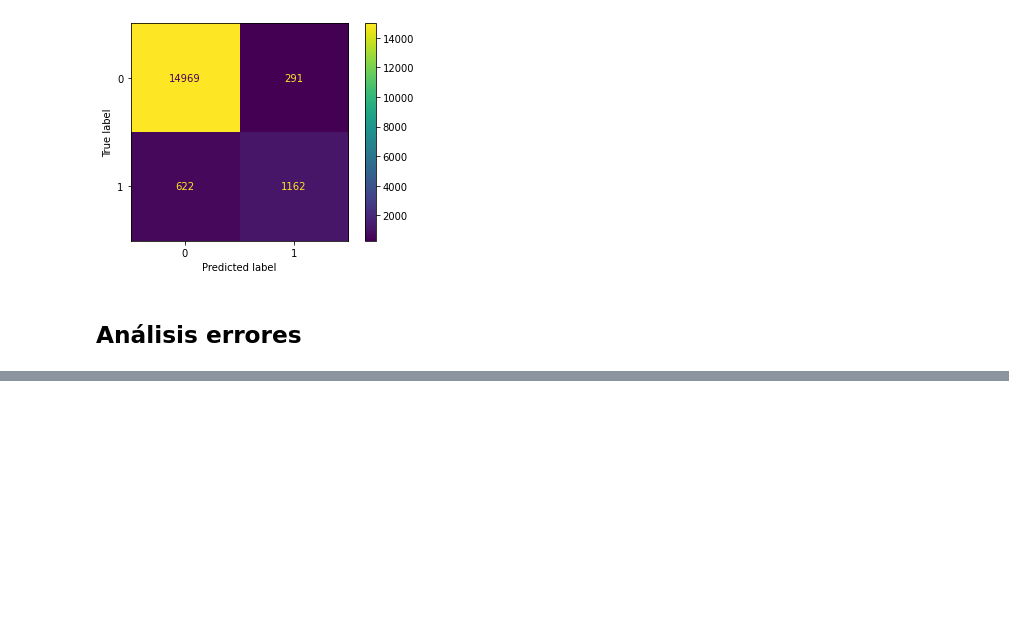
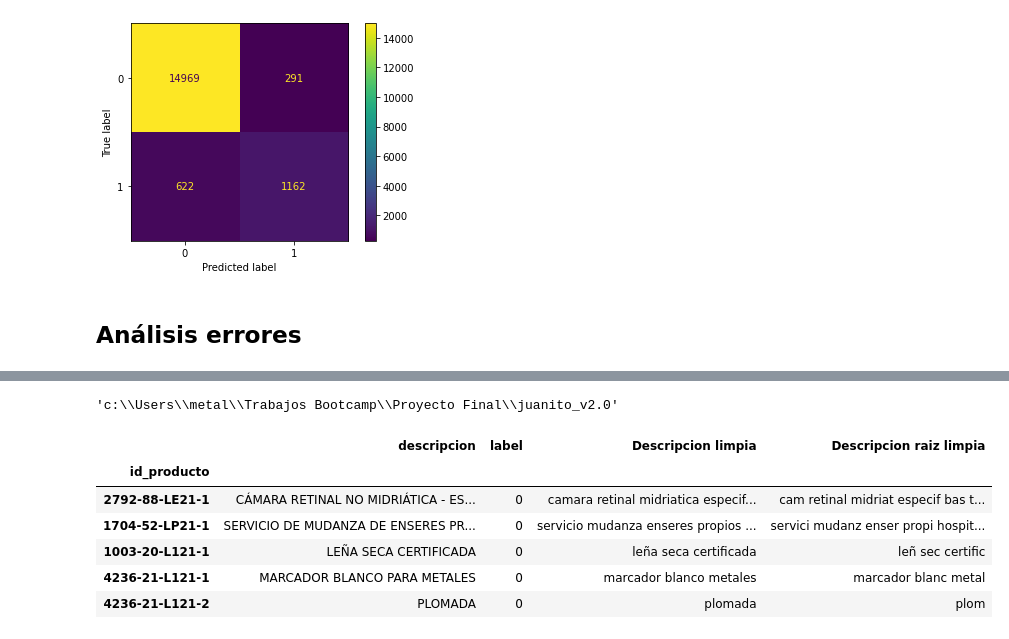
Before and after one commit to metalkutz/juanito_v2.0, a Jupyter notebook: Modelos/mod_xgboost.ipynb, the cells around one changed output, grey strips where cells are left out. Cells and saved outputs as stored; diff of their text form; code cells hidden in the pictures; blank space fills up the shorter version.

```diff
--- a/Modelos/mod_xgboost.ipynb
+++ b/Modelos/mod_xgboost.ipynb
@@ -700,0 +793,18 @@ xgb_model.predict(dtest, output_margin=False, ntree_limit=0, pred_leaf=False,
+# %%
+os.getcwd()
+# %% [output]
+'c:\\Users\\metal\\Trabajos Bootcamp\\Proyecto Final\\juanito_v2.0'
+# %%
+os.chdir('Datos')
+fh2=open('df_nltk.pkl','rb')
+df=pickle.load(fh2)
+fh2.close()
+df.head()
+# %% [output]
+|  | descripcion | label | Descripcion limpia | Descripcion raiz limpia |
+| id_producto |  |  |  |  |
+| 2792-88-LE21-1 | CÁMARA RETINAL NO MIDRIÁTICA - ES... | 0 | camara retinal midriatica especif... | cam retinal midriat especif bas t... |
+| 1704-52-LP21-1 | SERVICIO DE MUDANZA DE ENSERES PR... | 0 | servicio mudanza enseres propios ... | servici mudanz enser propi hospit... |
+| 1003-20-L121-1 | LEÑA SECA CERTIFICADA | 0 | leña seca certificada | leñ sec certific |
+| 4236-21-L121-1 | MARCADOR BLANCO PARA METALES | 0 | marcador blanco metales | marcador blanc metal |
+| 4236-21-L121-2 | PLOMADA | 0 | plomada | plom |
```
Also changed, not shown: parts of 28 cells of this notebook.
